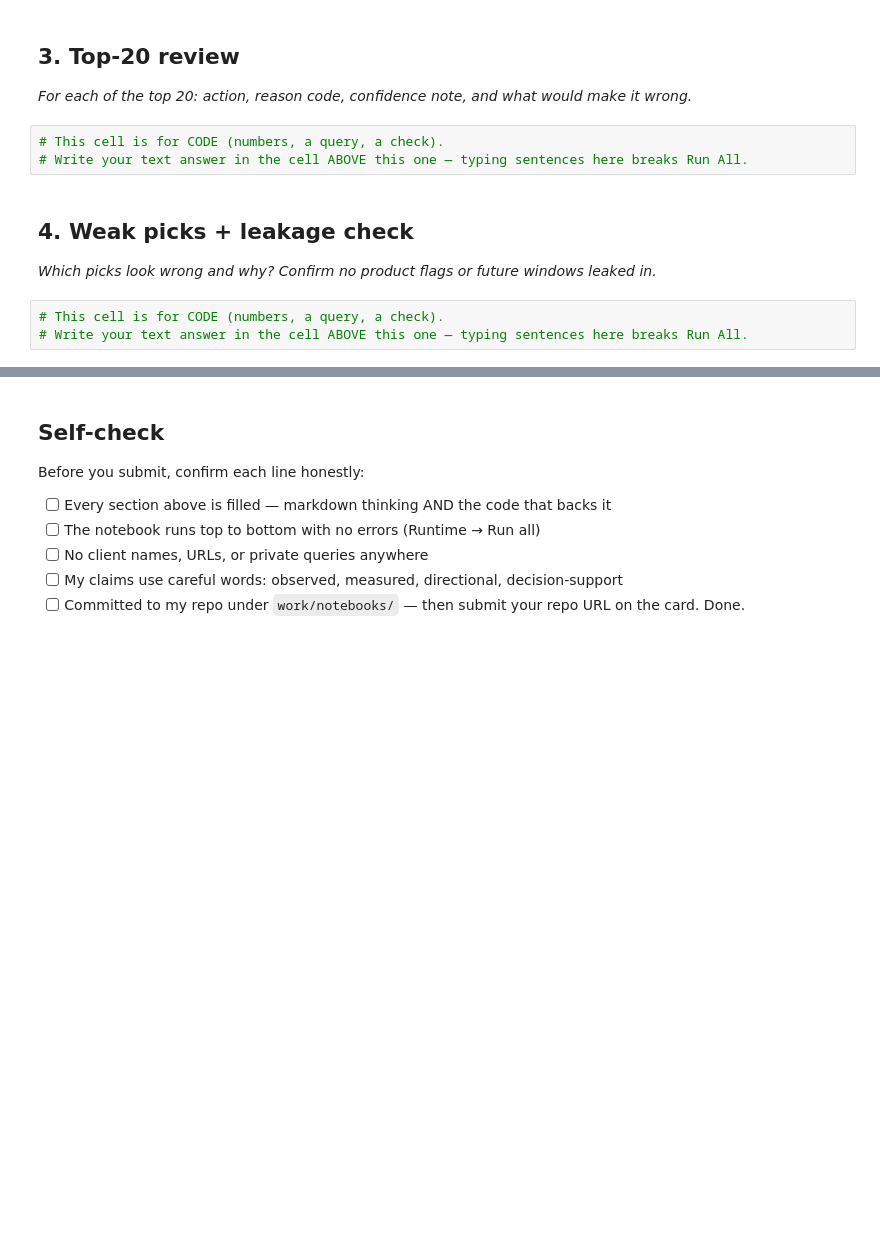
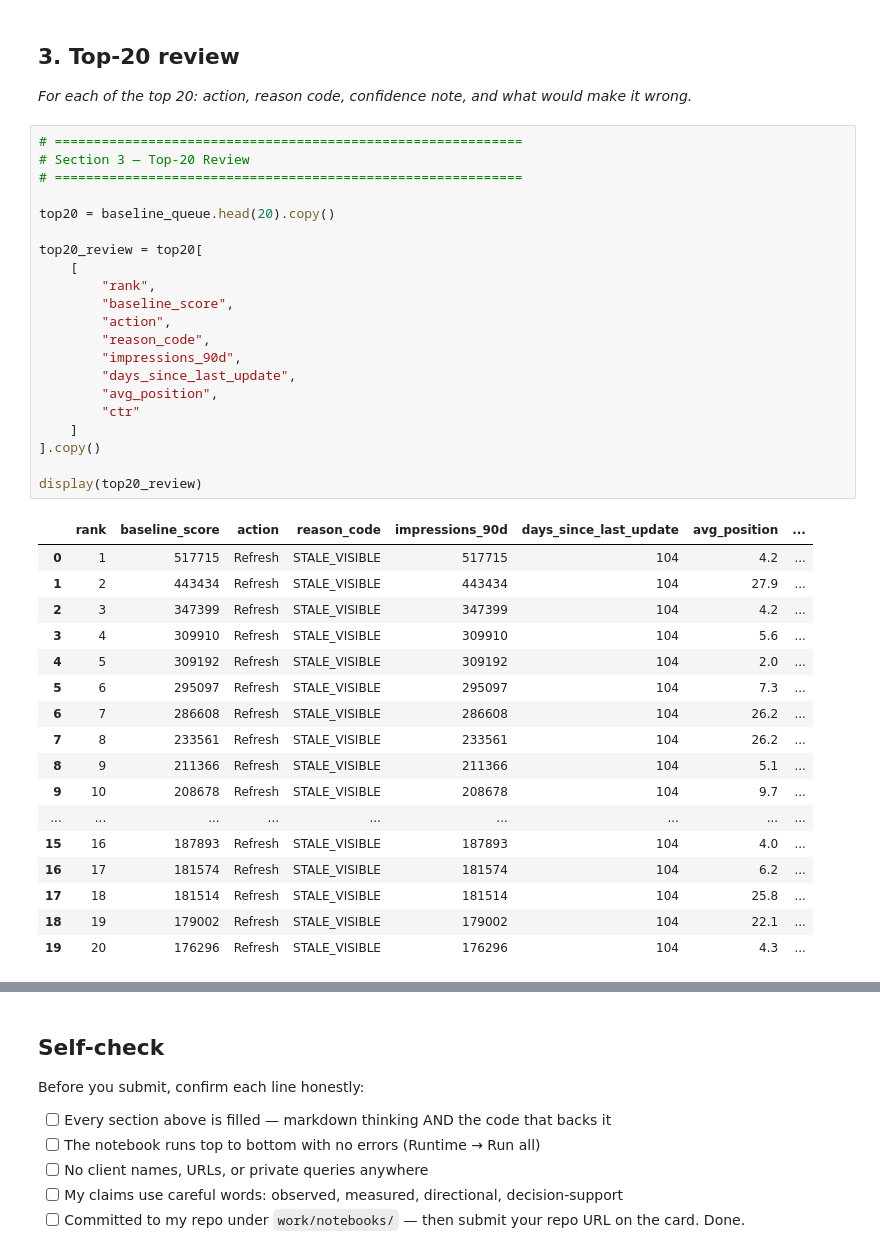
Before and after one commit to MotazSameh/flyrank-ml-internship, a Jupyter notebook: work/notebooks/w04_baseline_score.ipynb, the cells around one changed output, grey strips where cells are left out. Cells and saved outputs as stored; diff of their text form; blank space fills up the shorter version.

```diff
--- a/work/notebooks/w04_baseline_score.ipynb
+++ b/work/notebooks/w04_baseline_score.ipynb
@@ -24,13 +341,42 @@ This skeleton is yours to fill. Work the sections **in order** — each one has
 ## 3. Top-20 review
 
 *For each of the top 20: action, reason code, confidence note, and what would make it wrong.*
-# %%
-# This cell is for CODE (numbers, a query, a check).
-# Write your text answer in the cell ABOVE this one — typing sentences here breaks Run All.
-# %% [markdown]
-## 4. Weak picks + leakage check
-
-*Which picks look wrong and why? Confirm no product flags or future windows leaked in.*
-# %%
-# This cell is for CODE (numbers, a query, a check).
-# Write your text answer in the cell ABOVE this one — typing sentences here breaks Run All.
+# %%
+# ============================================================
+# Section 3 — Top-20 Review
+# ============================================================
+
+top20 = baseline_queue.head(20).copy()
+
+top20_review = top20[
+    [
+        "rank",
+        "baseline_score",
+        "action",
+        "reason_code",
+        "impressions_90d",
+        "days_since_last_update",
+        "avg_position",
+        "ctr"
+    ]
+].copy()
+
+display(top20_review)
+# %% [output]
+|  | rank | baseline_score | action | reason_code | impressions_90d | days_since_last_update | avg_position | ... |
+| 0 | 1 | 517715 | Refresh | STALE_VISIBLE | 517715 | 104 | 4.2 | ... |
+| 1 | 2 | 443434 | Refresh | STALE_VISIBLE | 443434 | 104 | 27.9 | ... |
+| 2 | 3 | 347399 | Refresh | STALE_VISIBLE | 347399 | 104 | 4.2 | ... |
+| 3 | 4 | 309910 | Refresh | STALE_VISIBLE | 309910 | 104 | 5.6 | ... |
+| 4 | 5 | 309192 | Refresh | STALE_VISIBLE | 309192 | 104 | 2.0 | ... |
+| 5 | 6 | 295097 | Refresh | STALE_VISIBLE | 295097 | 104 | 7.3 | ... |
+| 6 | 7 | 286608 | Refresh | STALE_VISIBLE | 286608 | 104 | 26.2 | ... |
+| 7 | 8 | 233561 | Refresh | STALE_VISIBLE | 233561 | 104 | 26.2 | ... |
+| 8 | 9 | 211366 | Refresh | STALE_VISIBLE | 211366 | 104 | 5.1 | ... |
+| 9 | 10 | 208678 | Refresh | STALE_VISIBLE | 208678 | 104 | 9.7 | ... |
+| ... | ... | ... | ... | ... | ... | ... | ... | ... |
+| 15 | 16 | 187893 | Refresh | STALE_VISIBLE | 187893 | 104 | 4.0 | ... |
+| 16 | 17 | 181574 | Refresh | STALE_VISIBLE | 181574 | 104 | 6.2 | ... |
+| 17 | 18 | 181514 | Refresh | STALE_VISIBLE | 181514 | 104 | 25.8 | ... |
+| 18 | 19 | 179002 | Refresh | STALE_VISIBLE | 179002 | 104 | 22.1 | ... |
+| 19 | 20 | 176296 | Refresh | STALE_VISIBLE | 176296 | 104 | 4.3 | ... |
```
Also changed, not shown: parts of 21 cells of this notebook.
